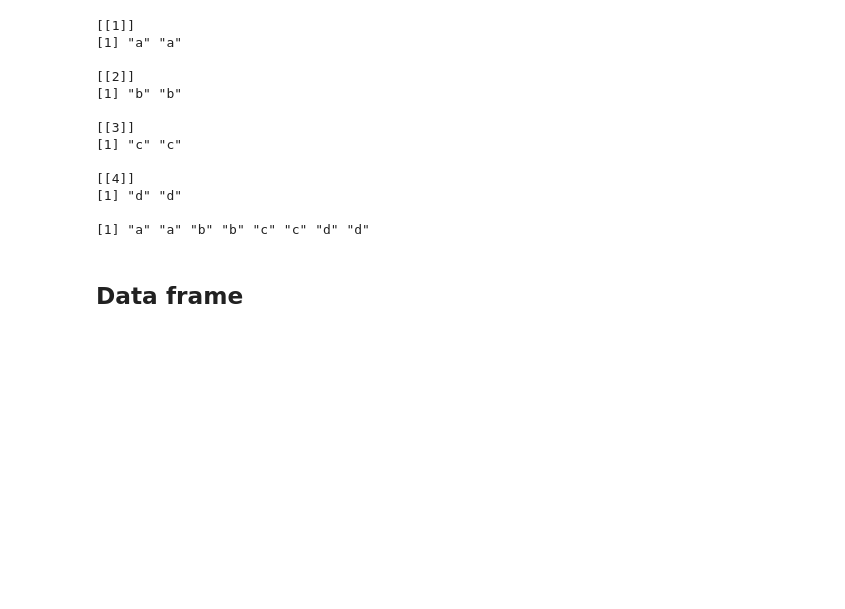
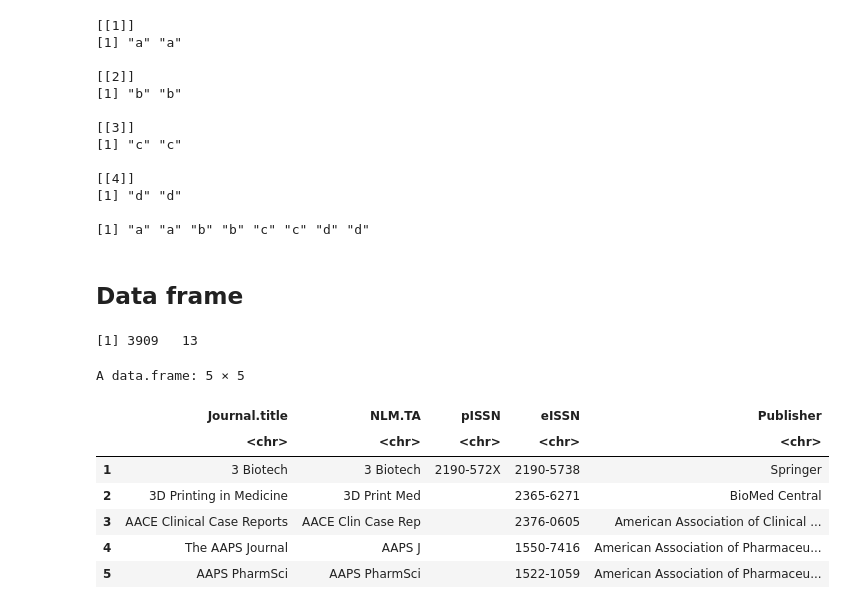
Before and after one commit to p100mma/uwb_bioinf_cw, a Jupyter notebook: zadania/10-11/examples-r.ipynb, the cells around one changed output. Saved outputs shown, nothing was run; the diff lists cells and outputs as text; code cells hidden in the pictures; blank space fills up the shorter version.

```diff
--- a/zadania/10-11/examples-r.ipynb
+++ b/zadania/10-11/examples-r.ipynb
@@ -310,4 +310,20 @@ print(V1listunlisted)
 # %% [markdown]
 ## Data frame
 # %%
-df<-read.csv("https://europepmc.org/journalList?format=csv")
+df<-read.csv("https://europepmc.org/journalList?format=csv") # z poprzednich zajęć z artykułami
+dim(df) # obiekt 2 wymiarowy
+# n_wierszy n_kolumn
+# %% [output]
+[1] 3909   13
+# %%
+#indeksujemy każdy wymiar z osobna po przecinku:
+df[1:5,1:5] #wiersze od 1 do 5 i kolumny od 1 do 5
+# %% [output]
+A data.frame: 5 × 5
+|  | Journal.title | NLM.TA | pISSN | eISSN | Publisher |
+|  | <chr> | <chr> | <chr> | <chr> | <chr> |
+| 1 | 3 Biotech | 3 Biotech | 2190-572X | 2190-5738 | Springer |
+| 2 | 3D Printing in Medicine | 3D Print Med |  | 2365-6271 | BioMed Central |
+| 3 | AACE Clinical Case Reports | AACE Clin Case Rep |  | 2376-0605 | American Association of Clinical ... |
+| 4 | The AAPS Journal | AAPS J |  | 1550-7416 | American Association of Pharmaceu... |
+| 5 | AAPS PharmSci | AAPS PharmSci |  | 1522-1059 | American Association of Pharmaceu... |
```
Also changed, not shown: parts of 17 cells of this notebook.
